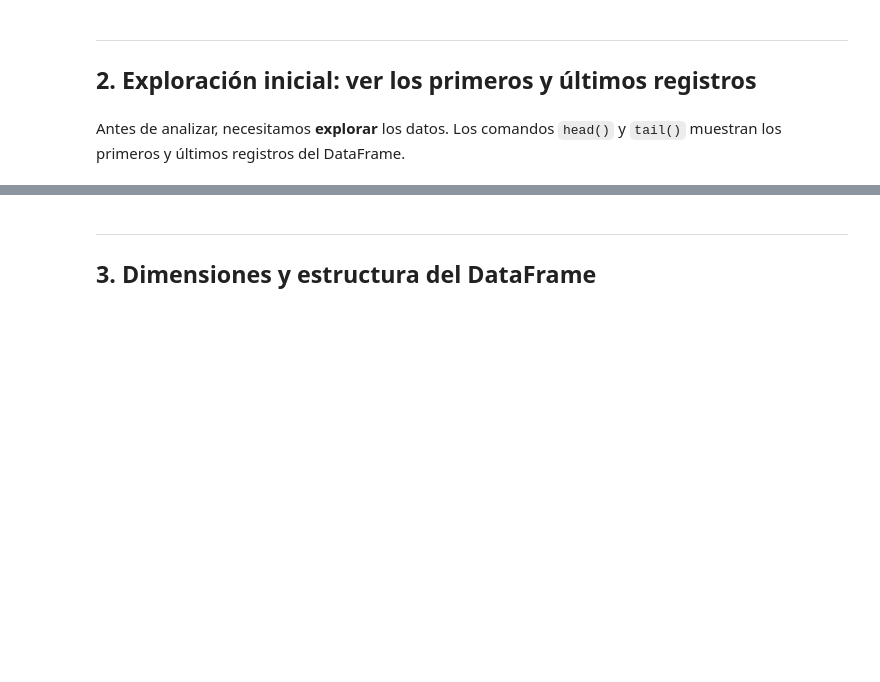
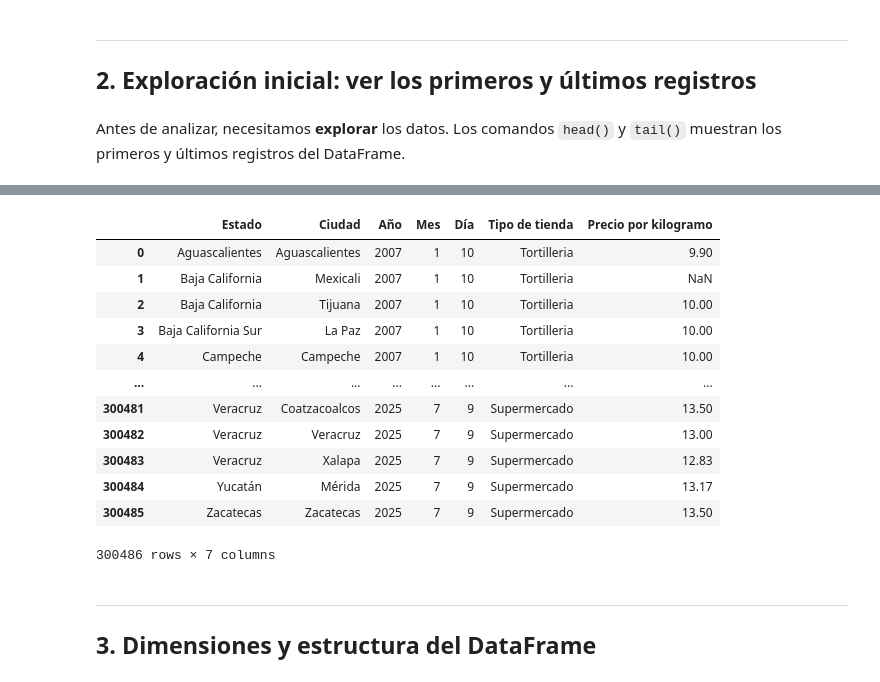
Before and after one commit to jarsmp37/progavan, a Jupyter notebook: Ejercicios OOP/ejerciciodata/comandos_basicos_ciencia_datos.ipynb, the cells around one changed output, grey strips where cells are left out. Saved outputs shown, nothing was run; the diff lists cells and outputs as text; code cells hidden in the pictures; blank space fills up the shorter version.

```diff
--- a/Ejercicios OOP/ejerciciodata/comandos_basicos_ciencia_datos.ipynb
+++ b/Ejercicios OOP/ejerciciodata/comandos_basicos_ciencia_datos.ipynb
@@ -41,3 +75,24 @@ df.tail()
+# %%
+traductor={
+    "Mom and Pop Store":"Tortilleria",
+    "Big Retail Store":"Supermercado"
+}
+df["Tipo de tienda"]=df["Tipo de tienda"].replace(traductor)
+df
+# %% [output]
+|  | Estado | Ciudad | Año | Mes | Día | Tipo de tienda | Precio por kilogramo |
+| 0 | Aguascalientes | Aguascalientes | 2007 | 1 | 10 | Tortilleria | 9.90 |
+| 1 | Baja California | Mexicali | 2007 | 1 | 10 | Tortilleria | NaN |
+| 2 | Baja California | Tijuana | 2007 | 1 | 10 | Tortilleria | 10.00 |
+| 3 | Baja California Sur | La Paz | 2007 | 1 | 10 | Tortilleria | 10.00 |
+| 4 | Campeche | Campeche | 2007 | 1 | 10 | Tortilleria | 10.00 |
+| ... | ... | ... | ... | ... | ... | ... | ... |
+| 300481 | Veracruz | Coatzacoalcos | 2025 | 7 | 9 | Supermercado | 13.50 |
+| 300482 | Veracruz | Veracruz | 2025 | 7 | 9 | Supermercado | 13.00 |
+| 300483 | Veracruz | Xalapa | 2025 | 7 | 9 | Supermercado | 12.83 |
+| 300484 | Yucatán | Mérida | 2025 | 7 | 9 | Supermercado | 13.17 |
+| 300485 | Zacatecas | Zacatecas | 2025 | 7 | 9 | Supermercado | 13.50 |
+300486 rows × 7 columns
 # %% [markdown]
 ---
 ## 3. Dimensiones y estructura del DataFrame
```
Also changed, not shown: parts of 30 cells of this notebook.
